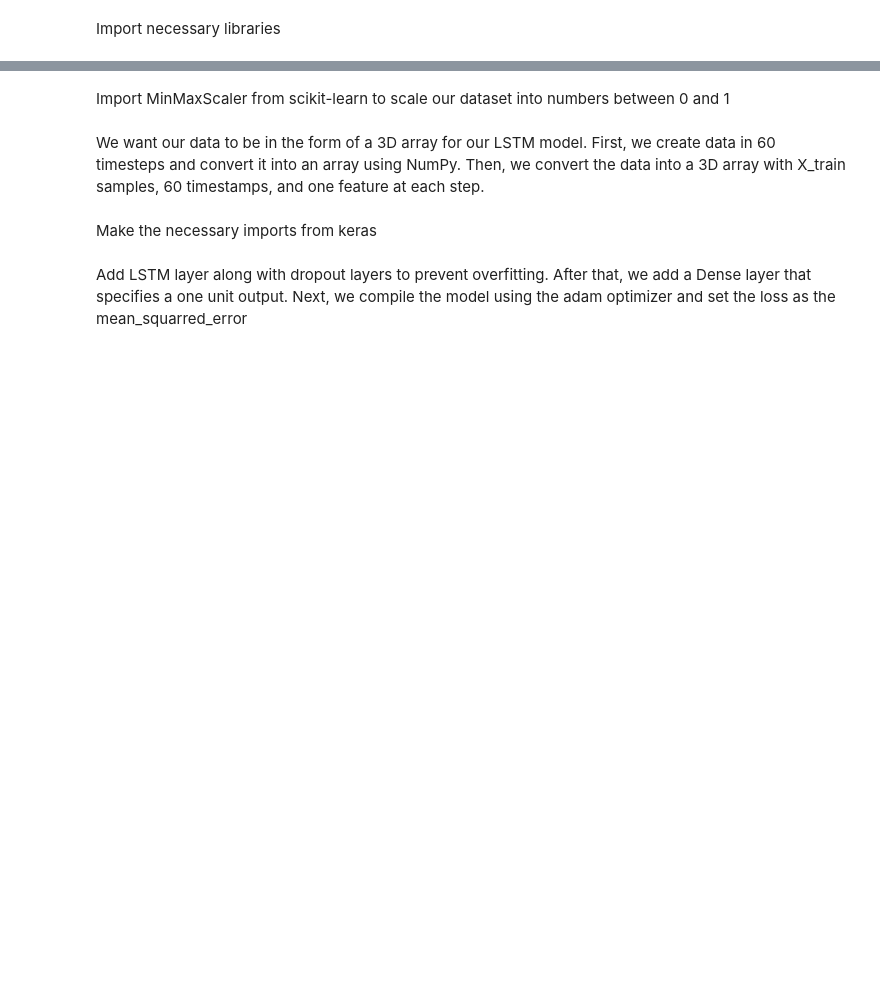
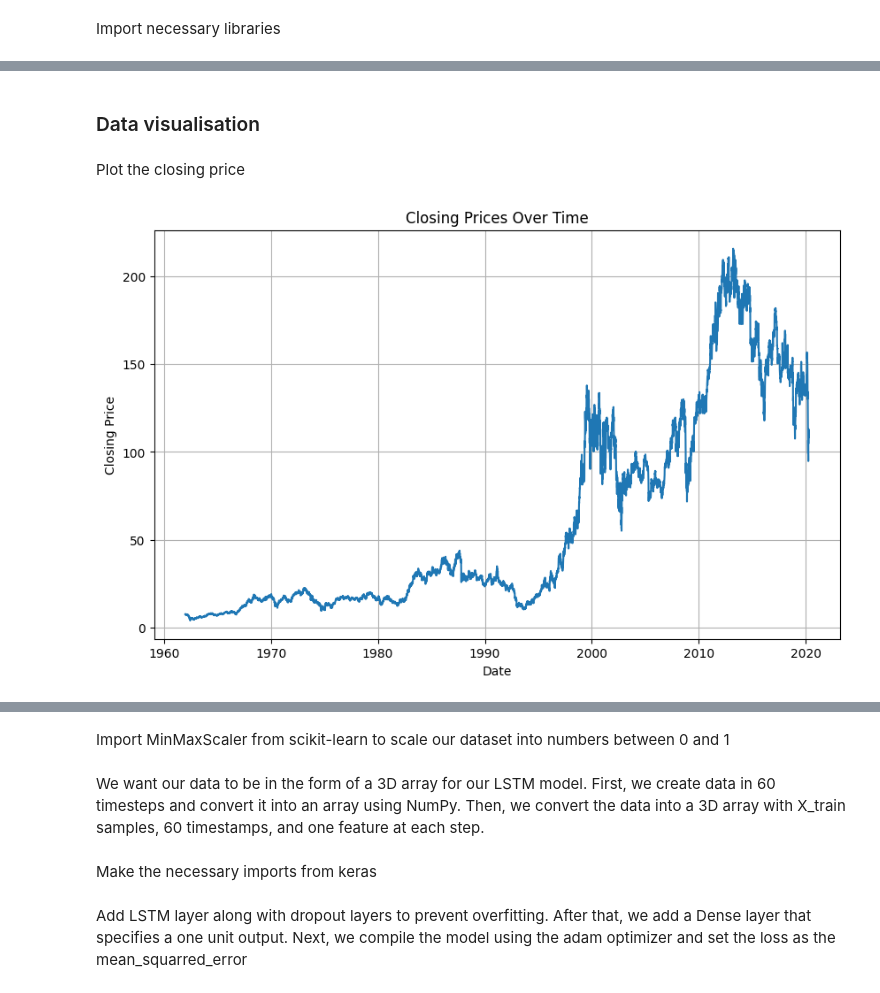
Before and after one commit to commitit/Stock-Prediction, a Jupyter notebook: AI_Stock_LSTM.ipynb, the cells around one changed output, grey strips where cells are left out. Drawn from its saved outputs; the diff is of its cells as text; code cells hidden in the pictures; blank space fills up the shorter version.

```diff
--- a/AI_Stock_LSTM.ipynb
+++ b/AI_Stock_LSTM.ipynb
@@ -40,0 +84,18 @@ df.info()
+# %% [markdown]
+### Data visualisation
+# %% [markdown]
+Plot the closing price
+# %%
+#Convert "Date" column to datetime format
+df["Date"] = pd.to_datetime(df["Date"])
+
+#Visualize
+plt.figure(figsize=(10, 6))
+plt.plot(df['Date'], df['Close'])
+plt.title('Closing Prices Over Time')
+plt.xlabel('Date')
+plt.ylabel('Closing Price')
+plt.grid(True)
+plt.show()
+# %% [output]
+[figure, added]
```
Also changed, not shown: parts of 9 cells of this notebook.
